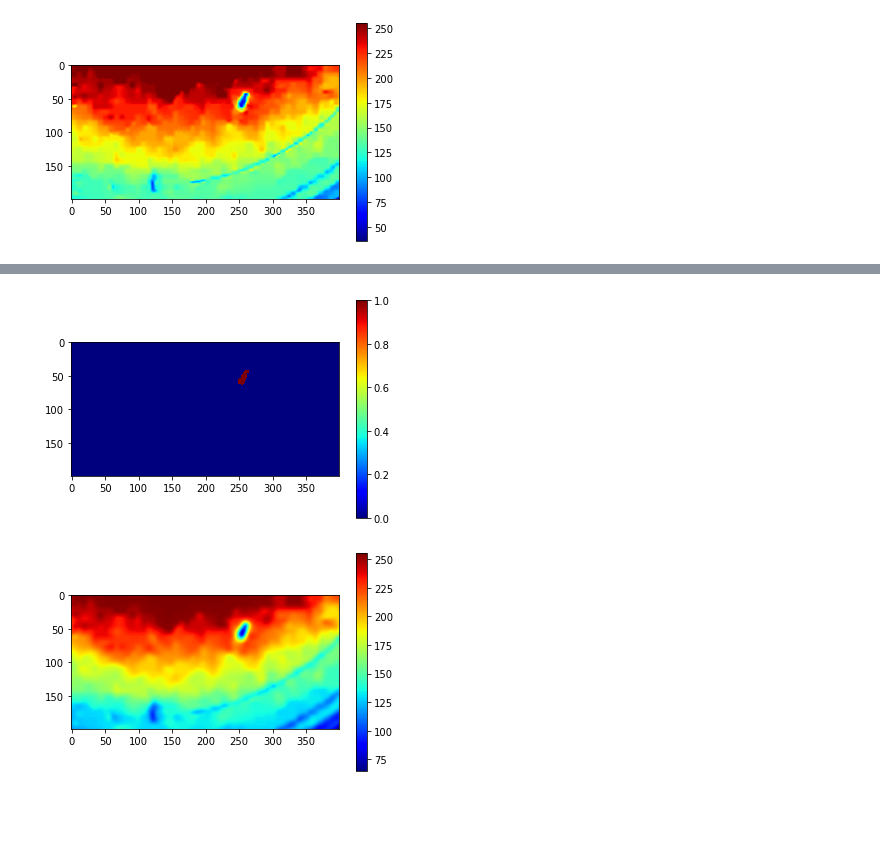
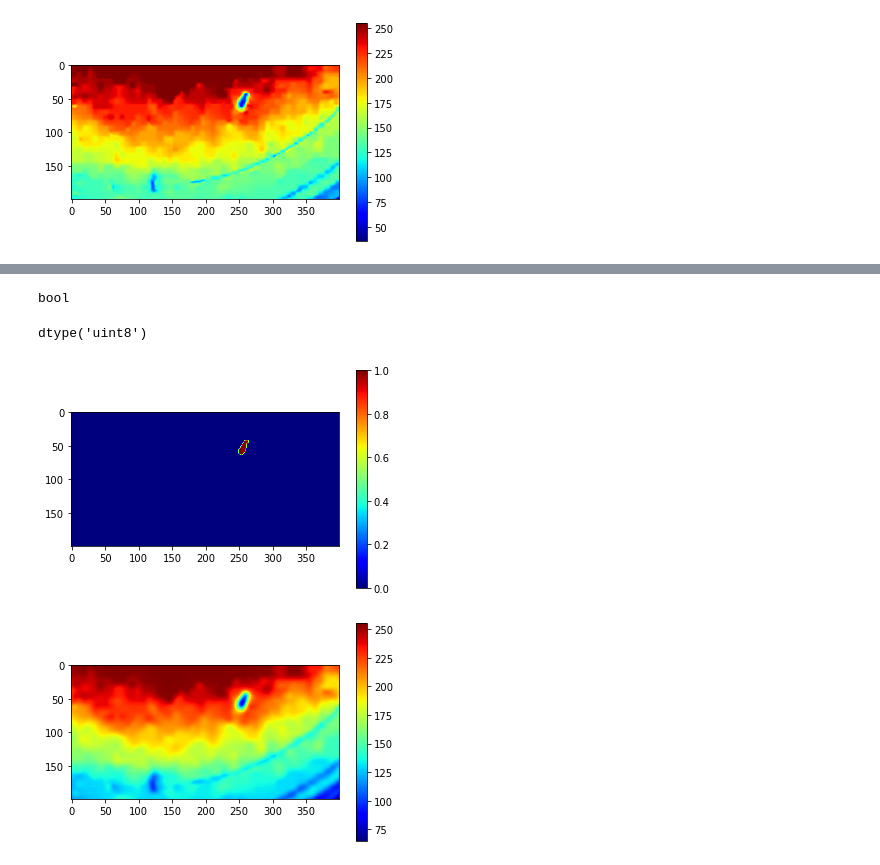
Before and after one commit to strawlab/wm01-tiger, a Jupyter notebook: lectures/lecture6/3 erosion and blur.ipynb, the cells around one changed output, grey strips where cells are left out. Saved outputs shown, nothing was run; the diff lists cells and outputs as text; code cells hidden in the pictures; blank space fills up the shorter version.

```diff
--- a/lectures/lecture6/3 erosion and blur.ipynb
+++ b/lectures/lecture6/3 erosion and blur.ipynb
@@ -54,7 +54,7 @@ import imageio
 def ensure_dtype_uint8(arr):
     return arr.astype(np.uint8)
 # %%
-fname = "../../exercises/source/exercise08/data/short-movie20170810_182130.vp9-1000.mkv"
+fname = '../../exercises/release/exercise 6/data/short-movie20170810_182130.vp9-1000.mkv'
 reader = imageio.get_reader(fname)
 for frame in reader:
     frame0 = frame[:,:,1] # take only green channel
@@ -95,12 +112,18 @@ plt.colorbar();
 # %%
 threshold = 100
+# %%
+tmp = frame_absdiff>threshold
+print(tmp.dtype)
+ensure_dtype_uint8(frame_absdiff>threshold).dtype
+# %% [output]
+bool
+dtype('uint8')
 # %%
-frame_absdiff = abs(frame - median_frame)
 binarized = ensure_dtype_uint8(frame_absdiff>threshold)
-plt.imshow(binarized[start_row:stop_row,start_col:stop_col], cmap='jet', interpolation='nearest')
+plt.imshow(binarized[start_row:stop_row,start_col:stop_col], cmap='jet')
 plt.colorbar();
 # %% [output]
-[figure, old version]
+[figure, new version]
 # %%
 blurred = ndimage.gaussian_filter(frame, sigma=3.0)
 plt.imshow(blurred[start_row:stop_row,start_col:stop_col], cmap='jet')
```
Also changed, not shown: parts of 3 cells of this notebook, 2 other files.
